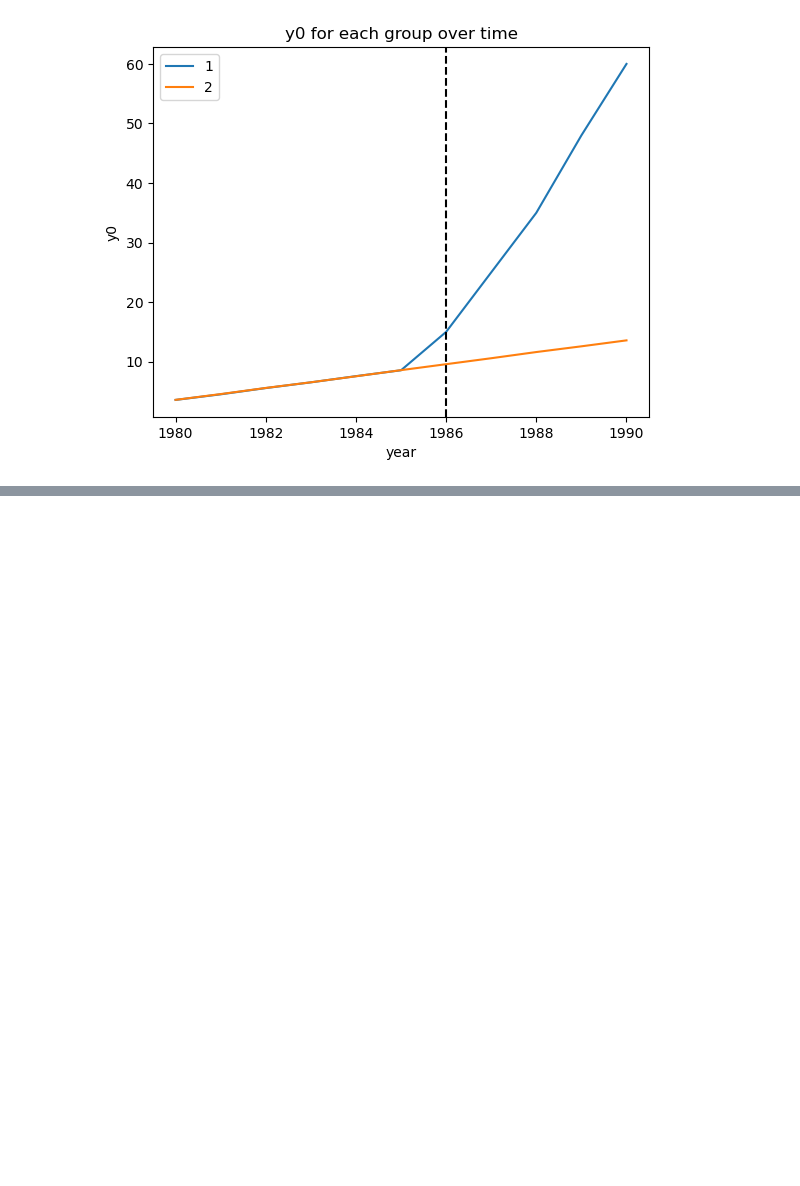
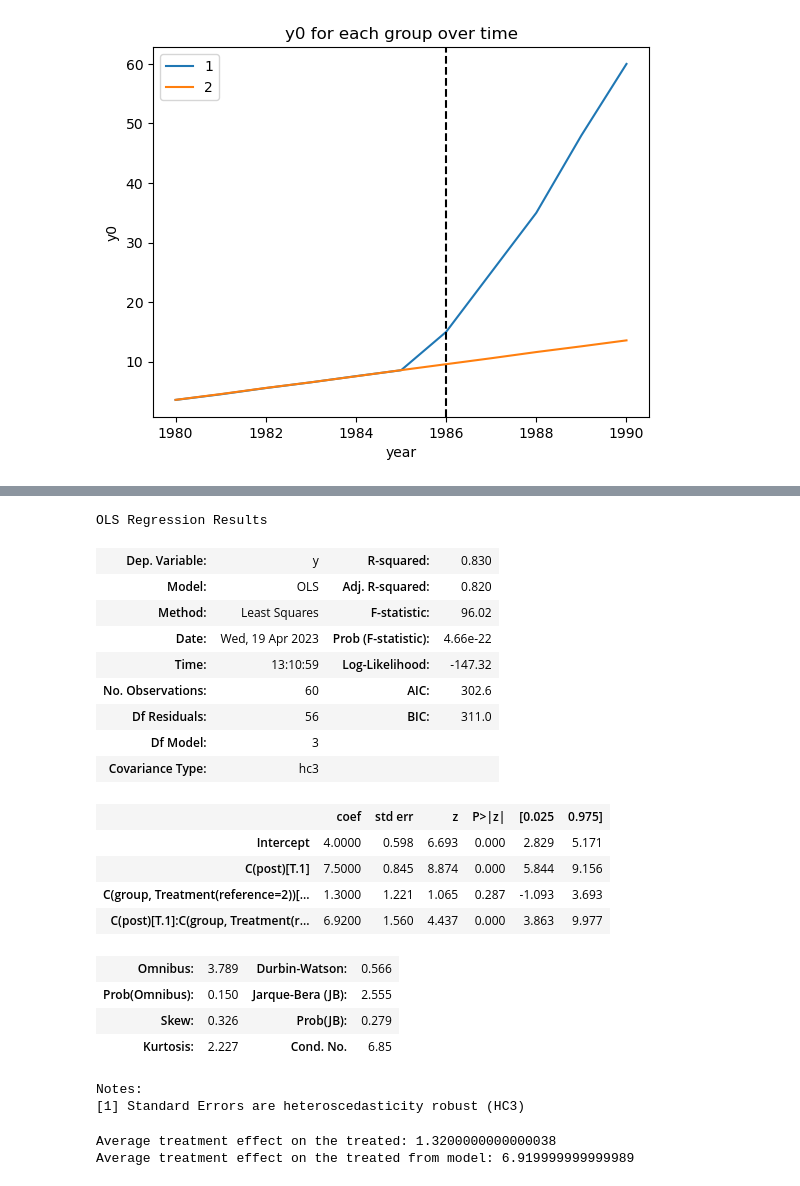
Before and after one commit to jnaddeo/mdi-workshop-spring-2023, a Jupyter notebook: code/DiD.ipynb, the cells around one changed output, grey strips where cells are left out. Drawn from its saved outputs; the diff is of its cells as text; code cells hidden in the pictures; blank space fills up the shorter version.

```diff
--- a/code/DiD.ipynb
+++ b/code/DiD.ipynb
@@ -207,0 +270,40 @@ plt.show()
+# %%
+# Run DiD model
+formula = 'y ~ C(post) + C(group, Treatment(reference=2) ) + C(post)*C(group, Treatment(reference=2))'
+did_model = sm.OLS.from_formula(formula, data=df)
+# did_results = did_model.fit() # This is the default using non-robust standard errors
+did_results = did_model.fit(cov_type='hc3')
+did_results.summary()
+# %% [output]
+OLS Regression Results
+| Dep. Variable: | y | R-squared: | 0.830 |
+| Model: | OLS | Adj. R-squared: | 0.820 |
+| Method: | Least Squares | F-statistic: | 96.02 |
+| Date: | Wed, 19 Apr 2023 | Prob (F-statistic): | 4.66e-22 |
+| Time: | 13:10:59 | Log-Likelihood: | -147.32 |
+| No. Observations: | 60 | AIC: | 302.6 |
+| Df Residuals: | 56 | BIC: | 311.0 |
+| Df Model: | 3 |  |  |
+| Covariance Type: | hc3 |  |  |
+|  | coef | std err | z | P>|z| | [0.025 | 0.975] |
+| Intercept | 4.0000 | 0.598 | 6.693 | 0.000 | 2.829 | 5.171 |
+| C(post)[T.1] | 7.5000 | 0.845 | 8.874 | 0.000 | 5.844 | 9.156 |
+| C(group, Treatment(reference=2))[... | 1.3000 | 1.221 | 1.065 | 0.287 | -1.093 | 3.693 |
+| C(post)[T.1]:C(group, Treatment(r... | 6.9200 | 1.560 | 4.437 | 0.000 | 3.863 | 9.977 |
+| Omnibus: | 3.789 | Durbin-Watson: | 0.566 |
+| Prob(Omnibus): | 0.150 | Jarque-Bera (JB): | 2.555 |
+| Skew: | 0.326 | Prob(JB): | 0.279 |
+| Kurtosis: | 2.227 | Cond. No. | 6.85 |
+Notes:
+[1] Standard Errors are heteroscedasticity robust (HC3)
+# %%
+# Calculate the average treatment effect on the treated
+
+att = df[df['D']==1]['y1'].mean() - df[df['D']==1]['y0'].mean()
+print(f'Average treatment effect on the treated: {att}')
+
+# Calculate the average treatment effect on the treated from model
+print(f'Average treatment effect on the treated from model: {did_results.params["C(post)[T.1]:C(group, Treatment(reference=2))[T.1]"]}')
+# %% [output]
+Average treatment effect on the treated: 1.3200000000000038
+Average treatment effect on the treated from model: 6.919999999999989
```
Also changed, not shown: parts of 4 cells of this notebook.
